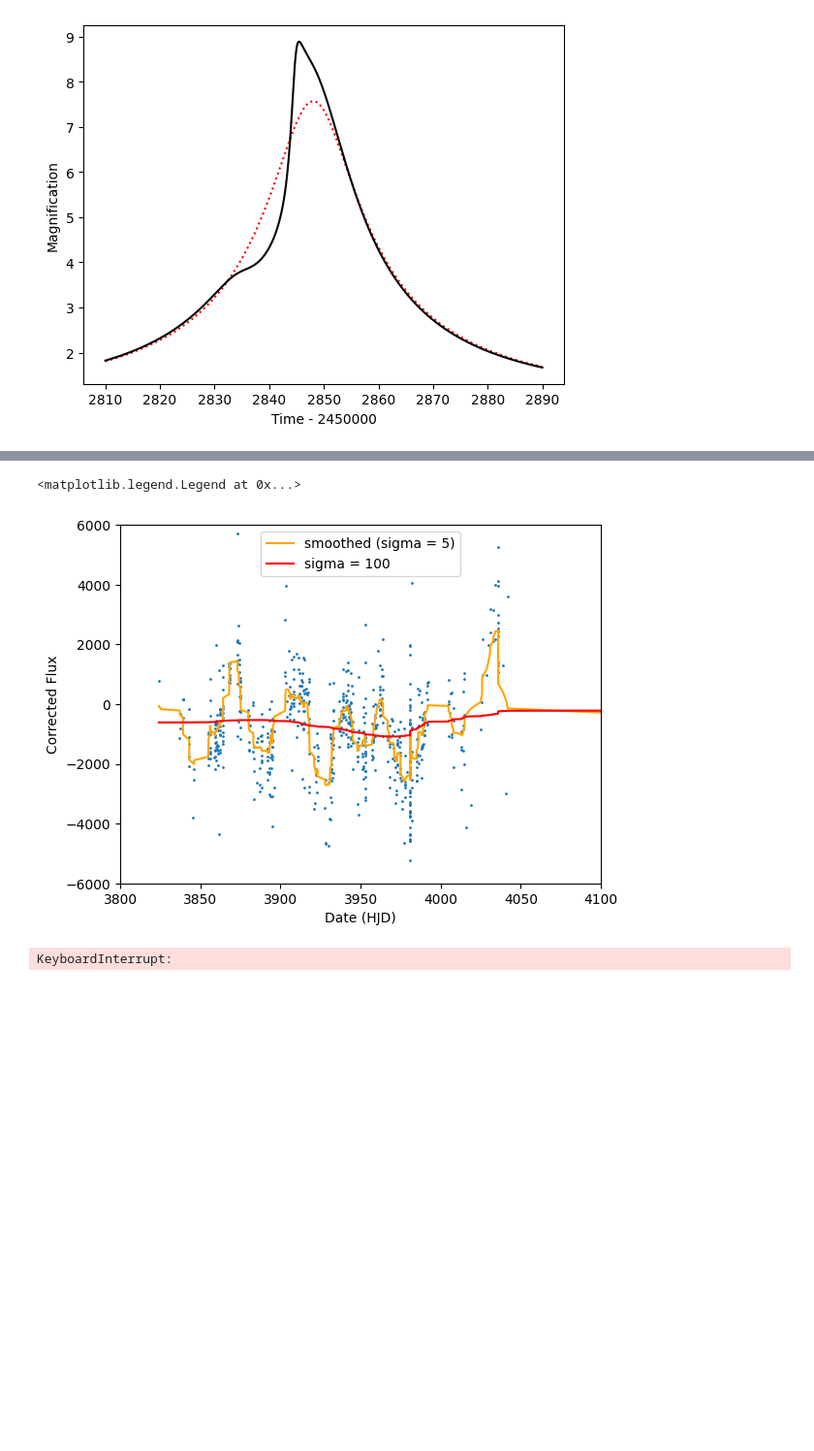
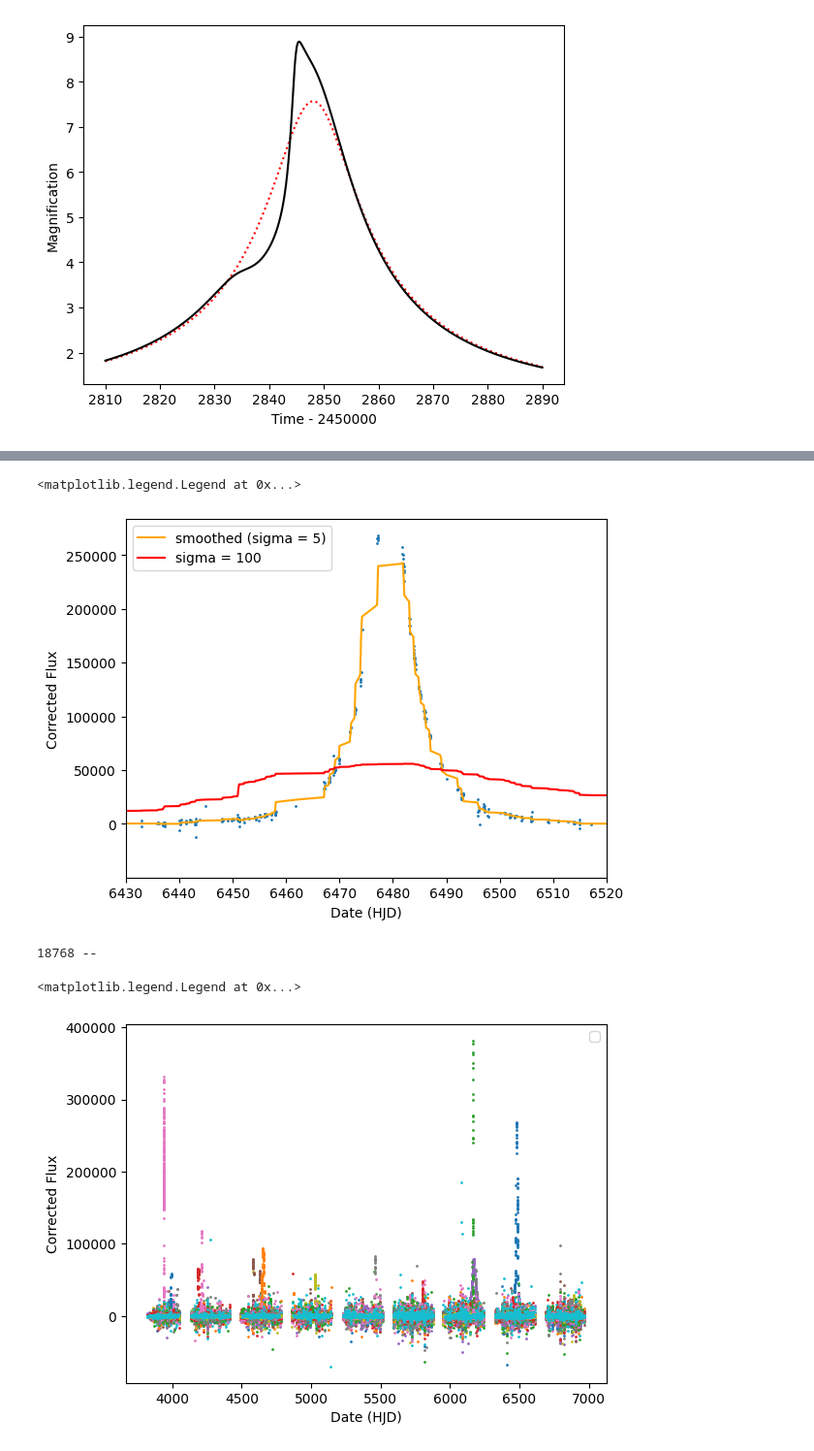
Before and after one commit to star-skelly/microlensing, a Jupyter notebook: mulens_ex.ipynb, the cells around one changed output, grey strips where cells are left out. Shown: that part at 97% size. Cells and saved outputs as stored; diff of their text form; code cells hidden in the pictures; blank space fills up the shorter version.

```diff
--- a/mulens_ex.ipynb
+++ b/mulens_ex.ipynb
@@ -62,14 +73,13 @@ plt.legend()
 # %%
-plt.scatter(curve['HJD'], curve["cor_flux"], s=1)
+plt.scatter(masked_HJD, masked_array, s=1)
 smooth = gaussian_filter(masked_array, sigma=5)
-plt.plot(curve['HJD'], smooth, color="orange", label="smoothed (sigma = 5)")
-plt.plot(curve['HJD'], supa_smooth, color="red", label="sigma = 100")
-plt.ylim(-6000, 6000)
-plt.xlim(3800, 4100)
+plt.plot(masked_HJD, smooth, color="orange", label="smoothed (sigma = 5)")
+plt.plot(masked_HJD, supa_smooth, color="red", label="sigma = 100")
+plt.xlim(6430, 6520)
 plt.ylabel("Corrected Flux")
 plt.xlabel("Date (HJD)")
 plt.legend()
 #plt.yscale('log')
 # %% [output]
 <matplotlib.legend.Legend at 0x...>
-[figure, old version]
+[figure, new version]
@@ -99,6 +86,27 @@ import pandas as pd
 # %%
-from astropy.io import ascii
+import matplotlib.pyplot as plt
+from scipy.ndimage import gaussian_filter
+import numpy as np
 
-metadata = ascii.read('metadata.ipac', format='ipac')
+for curve in sample:
+    plt.scatter(curve['HJD'], curve["cor_flux"], s=1)
+
+mask = np.isnan(curve["cor_flux"]) | (curve["cor_flux"] == 0)
+
+print(len(mask), sum(mask))
+masked_array = np.ma.array(curve["cor_flux"], mask=mask)
+masked_HJD = np.ma.array(curve["HJD"], mask=mask)
+
+#smoothed = gaussian_filter(masked_array, sigma=10)
+#plt.plot(curve['HJD'], smoothed, color="orange", label="smoothed (sigma = 10)")
+#supa_smooth = gaussian_filter(masked_array, sigma=100)
+#plt.plot(curve['HJD'], supa_smooth, color="red", label="sigma = 100")
+plt.ylabel("Corrected Flux")
+plt.xlabel("Date (HJD)")
+
+#plt.legend()
+#plt.yscale('log')
 # %% [output]
-KeyboardInterrupt:
+18768 --
+<matplotlib.legend.Legend at 0x...>
+[figure, added]
```
Also changed, not shown: parts of 5 cells of this notebook.
